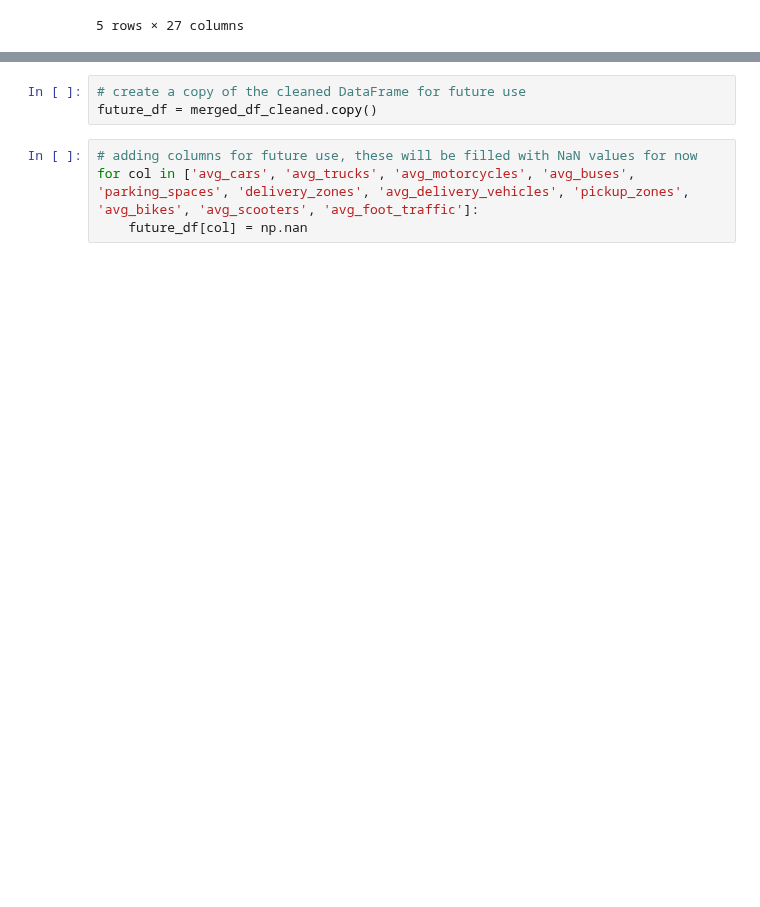
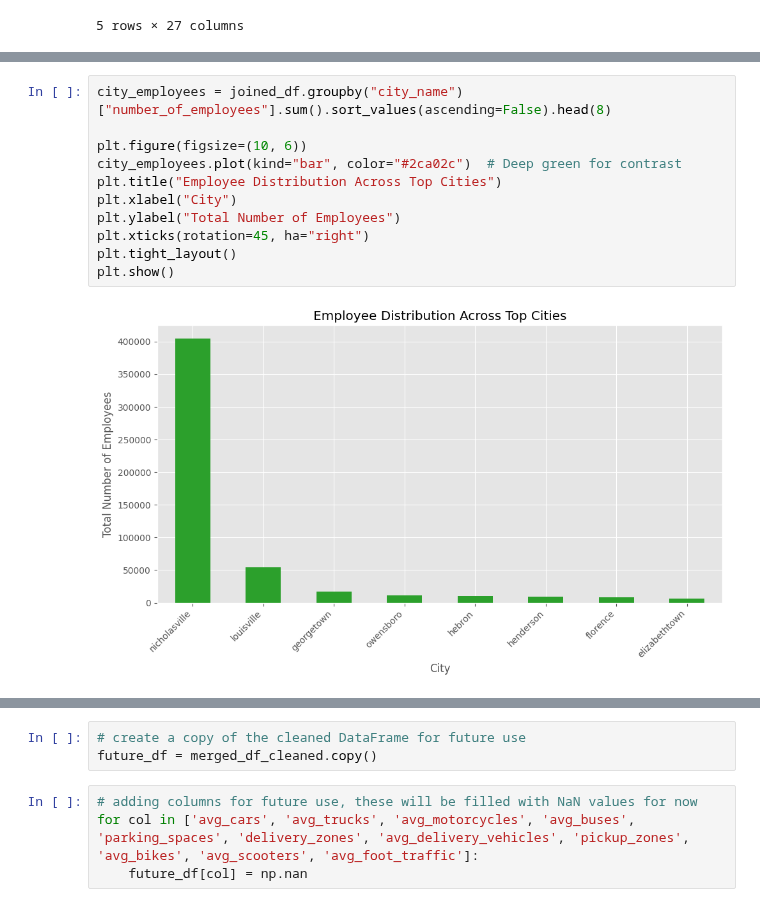
Before and after one commit to Mikes-Design/ky_traffic_analytics, a Jupyter notebook: worked_data/work.ipynb, the cells around one changed output, grey strips where cells are left out. Saved outputs shown, nothing was run; the diff lists cells and outputs as text; blank space fills up the shorter version.

```diff
--- a/worked_data/work.ipynb
+++ b/worked_data/work.ipynb
@@ -1272,0 +1327,13 @@ merged_df_cleaned.head()
+# %%
+city_employees = joined_df.groupby("city_name")["number_of_employees"].sum().sort_values(ascending=False).head(8)
+
+plt.figure(figsize=(10, 6))
+city_employees.plot(kind="bar", color="#2ca02c")  # Deep green for contrast
+plt.title("Employee Distribution Across Top Cities")
+plt.xlabel("City")
+plt.ylabel("Total Number of Employees")
+plt.xticks(rotation=45, ha="right")
+plt.tight_layout()
+plt.show()
+# %% [output]
+[figure, added]
```
Also changed, not shown: parts of 6 cells of this notebook, 1 other file.
